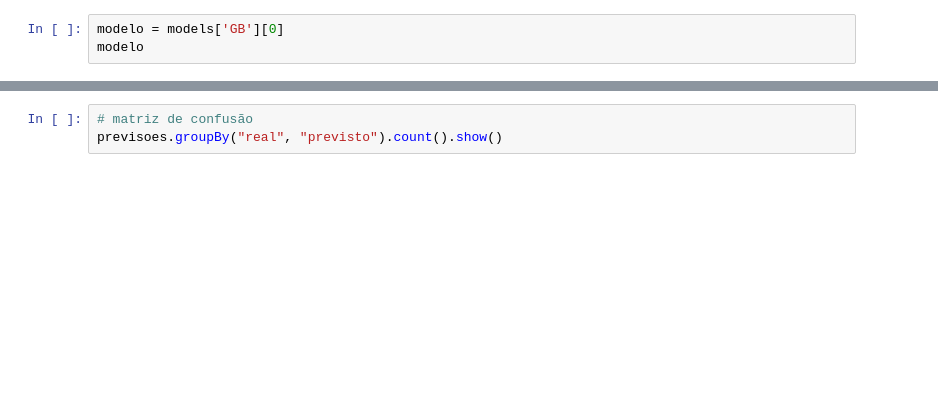
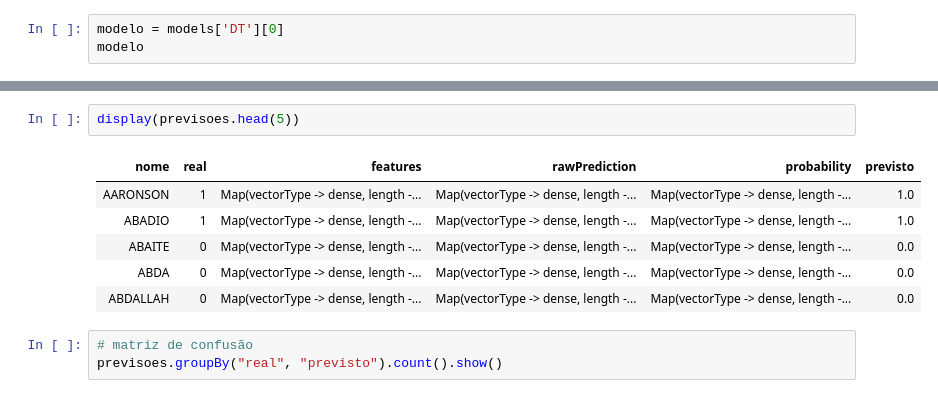
Before and after one commit to hjort/analise-pessoas-brasil, a Jupyter notebook: 72-modelo-genero-nome-pyspark.ipynb, the cells around one changed output, grey strips where cells are left out. Cells and saved outputs as stored; diff of their text form; blank space fills up the shorter version.

```diff
--- a/72-modelo-genero-nome-pyspark.ipynb
+++ b/72-modelo-genero-nome-pyspark.ipynb
@@ -377,5 +462,5 @@ results_df.sort_values(by='Score', ascending=False)
 # %%
-modelo = models['GB'][0]
+modelo = models['DT'][0]
 modelo
 # %% [output]
 [interactive output not drawn]
@@ -385,6 +470,15 @@ previsoes = modelo.transform(dados_teste)
 previsoes.select("nome", "real", "previsto").show(10)
 # %% [output]
 [interactive output not drawn]
+# %%
+display(previsoes.head(5))
+# %% [output]
+| nome | real | features | rawPrediction | probability | previsto |
+| AARONSON | 1 | Map(vectorType -> dense, length -... | Map(vectorType -> dense, length -... | Map(vectorType -> dense, length -... | 1.0 |
+| ABADIO | 1 | Map(vectorType -> dense, length -... | Map(vectorType -> dense, length -... | Map(vectorType -> dense, length -... | 1.0 |
+| ABAITE | 0 | Map(vectorType -> dense, length -... | Map(vectorType -> dense, length -... | Map(vectorType -> dense, length -... | 0.0 |
+| ABDA | 0 | Map(vectorType -> dense, length -... | Map(vectorType -> dense, length -... | Map(vectorType -> dense, length -... | 0.0 |
+| ABDALLAH | 0 | Map(vectorType -> dense, length -... | Map(vectorType -> dense, length -... | Map(vectorType -> dense, length -... | 0.0 |
 # %%
 # matriz de confusão
 previsoes.groupBy("real", "previsto").count().show()
```
Also changed, not shown: parts of 25 cells of this notebook.
